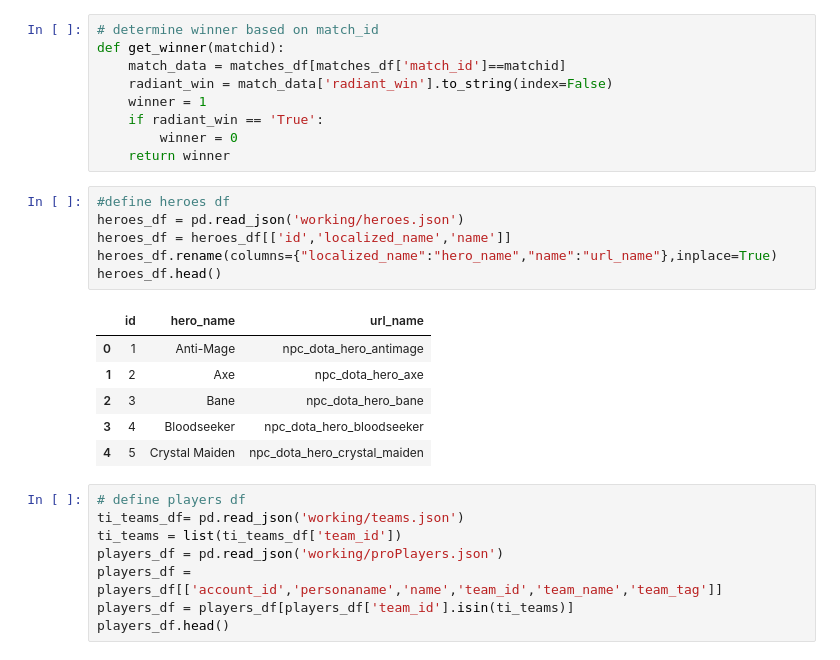
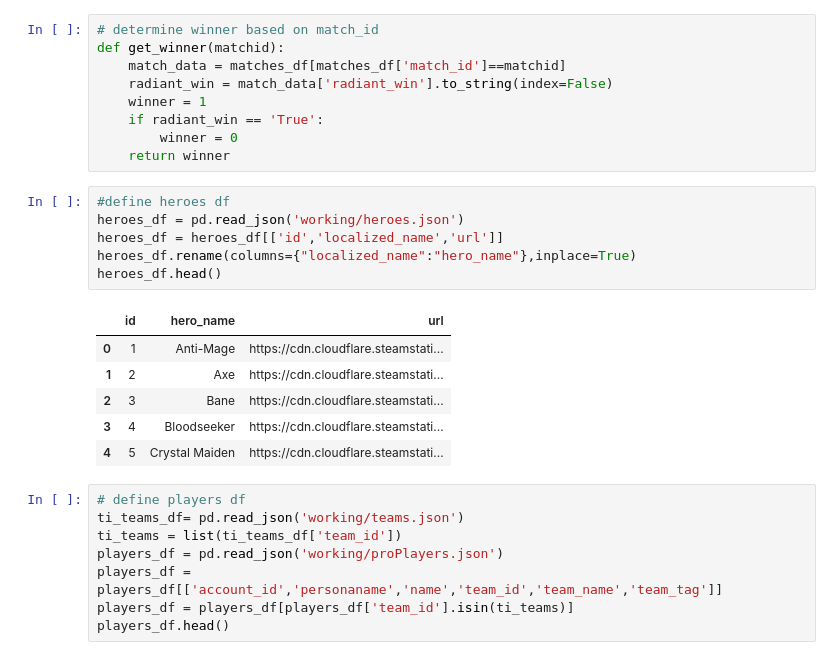
Before and after one commit to jerardalcao/ti11-predictions-tracker, a Jupyter notebook: ti11predictions.ipynb, the cells around one changed output. Saved outputs shown, nothing was run; the diff lists cells and outputs as text.

```diff
--- a/ti11predictions.ipynb
+++ b/ti11predictions.ipynb
@@ -20,16 +20,16 @@ def get_winner(matchid):
 # %%
 #define heroes df
 heroes_df = pd.read_json('working/heroes.json')
-heroes_df = heroes_df[['id','localized_name','name']]
-heroes_df.rename(columns={"localized_name":"hero_name","name":"url_name"},inplace=True)
+heroes_df = heroes_df[['id','localized_name','url']]
+heroes_df.rename(columns={"localized_name":"hero_name"},inplace=True)
 heroes_df.head()
 # %% [output]
-|  | id | hero_name | url_name |
-| 0 | 1 | Anti-Mage | npc_dota_hero_antimage |
-| 1 | 2 | Axe | npc_dota_hero_axe |
-| 2 | 3 | Bane | npc_dota_hero_bane |
-| 3 | 4 | Bloodseeker | npc_dota_hero_bloodseeker |
-| 4 | 5 | Crystal Maiden | npc_dota_hero_crystal_maiden |
+|  | id | hero_name | url |
+| 0 | 1 | Anti-Mage | https://cdn.cloudflare.steamstati... |
+| 1 | 2 | Axe | https://cdn.cloudflare.steamstati... |
+| 2 | 3 | Bane | https://cdn.cloudflare.steamstati... |
+| 3 | 4 | Bloodseeker | https://cdn.cloudflare.steamstati... |
+| 4 | 5 | Crystal Maiden | https://cdn.cloudflare.steamstati... |
 # %%
 # define players df
 ti_teams_df= pd.read_json('working/teams.json')
```
Also changed, not shown: parts of 34 cells of this notebook, 10 other files.
